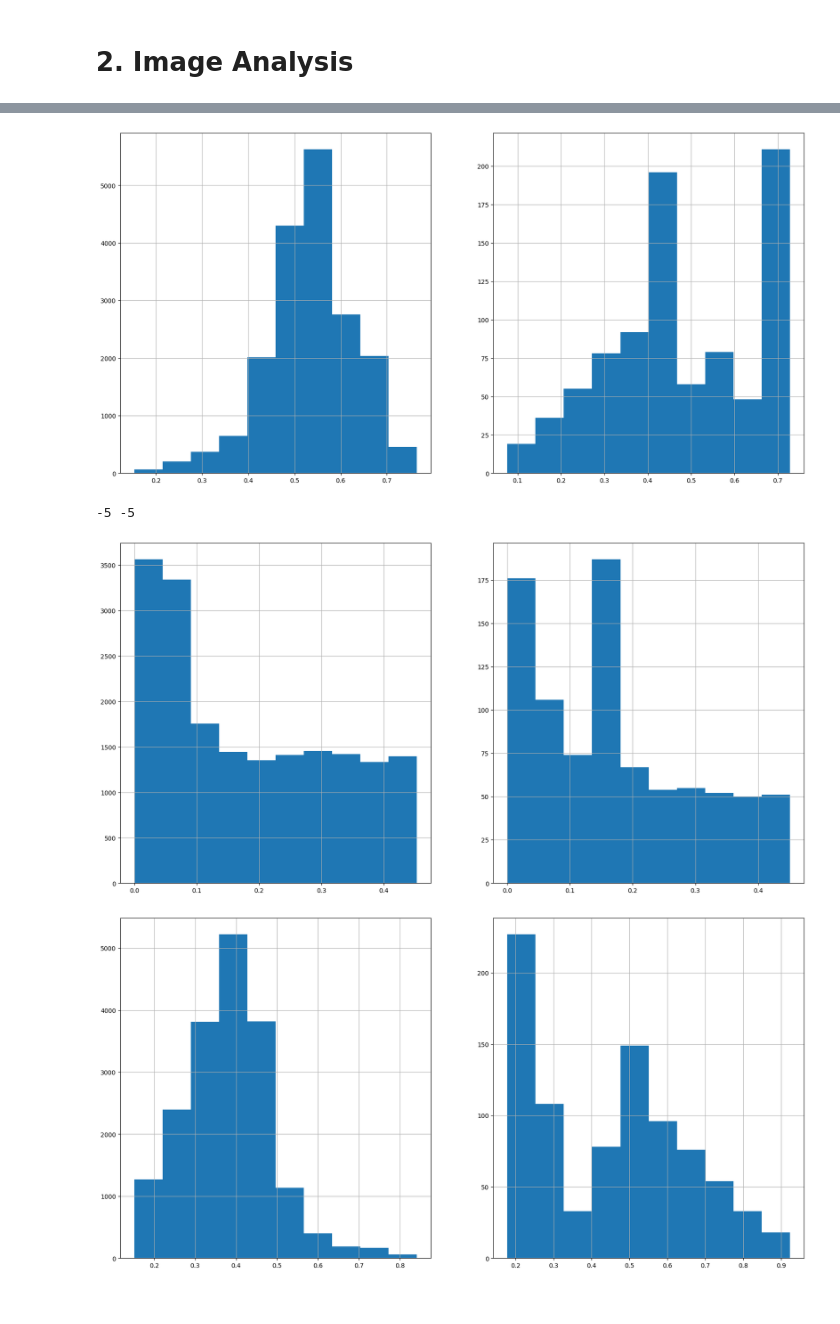
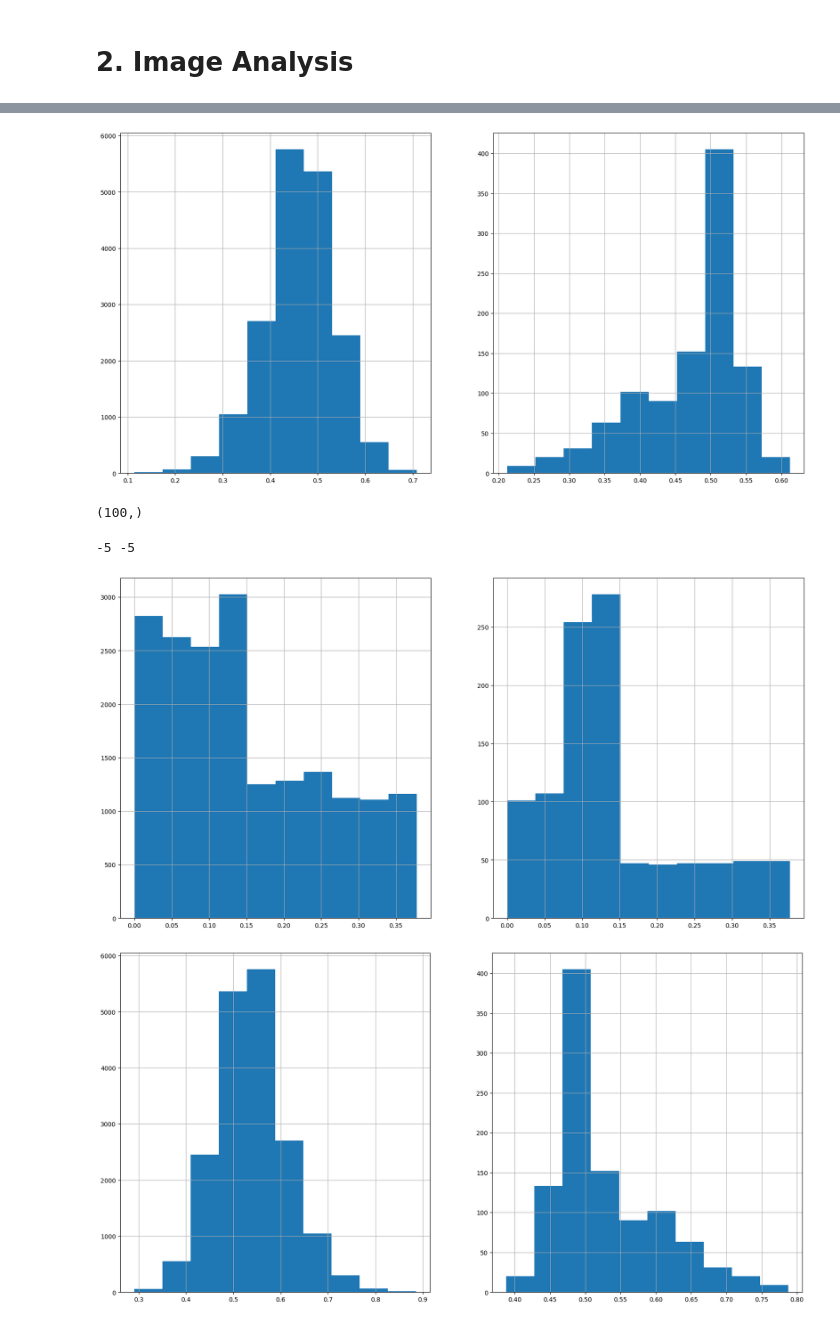
Before and after one commit to Tr3itz/CLEncoderRobotNav, a Jupyter notebook: dataset_analysis.ipynb, the cells around one changed output, grey strips where cells are left out. Saved outputs shown, nothing was run; the diff lists cells and outputs as text; code cells hidden in the pictures.

Commit message:
LiDAR weightening (#8)
* Open PR

* Updated analysis notebook

* Added configurations

* Implemented LiDAR masking

```diff
--- a/dataset_analysis.ipynb
+++ b/dataset_analysis.ipynb
@@ -176,7 +176,21 @@ neg_df
 # %%
-# Normalized Eucledian distances on LiDAR readings
-pos_l2_dist = pos_df['laser_readings'].map(lambda x: np.sqrt(np.sum((anchor_rec.laser_readings['scan'] - x['scan'])**2))/np.sqrt(228))
-neg_l2_dist = neg_df['laser_readings'].map(lambda x: np.sqrt(np.sum((anchor_rec.laser_readings['scan'] - x['scan'])**2))/np.sqrt(228))
+# Weight vector
+anc_scan = anchor_rec.laser_readings['scan'].squeeze()
+w = np.zeros(anc_scan.shape[0])
+# In FOV readings (consider only them for binary masking)
+w[64:164] += 1
+# Out of FOV readings (consider also them for soft masking)
+x = np.linspace(0.0, 1.0, w[164:].shape[0])
+sigmoid = 1 - 0.9*(1 / (1+np.exp(-x))) # Sigmoid 1.0 -> 0.1
+w[164:] += sigmoid
+w[63::-1] += sigmoid
+
+# Normalizer
+den = np.sqrt(w.sum())
+
+# Normalized weighted Eucledian distances on LiDAR readings
+pos_l2_dist = pos_df['laser_readings'].map(lambda x: np.sqrt(np.sum(w*(anc_scan - x['scan'].squeeze())**2)) / den)
+neg_l2_dist = neg_df['laser_readings'].map(lambda x: np.sqrt(np.sum(w*(anc_scan - x['scan'].squeeze())**2)) / den)
 
 fig = plt.figure(figsize=[20,10])
 ax = fig.add_subplot(1,2,1)
@@ -184,7 +198,11 @@ pos_l2_dist.hist(ax=ax);
 bx = fig.add_subplot(1,2,2)
 neg_l2_dist.hist(ax=bx);
 # %% [output]
-[figure, old version]
+[figure, new version]
+# %%
+np.where(w == 1)[0].shape
+# %% [output]
+(100,)
 # %%
 def opposite_corner(x, y):
     opposite_x = -5 if x >= 0 else 5
@@ -208,19 +226,19 @@ bx = fig.add_subplot(1,2,2)
 neg_gd_diffs.hist(ax=bx);
 # %% [output]
 -5 -5
-[figure, old version]
+[figure, new version]
 # %%
 # Combine distances for computing similarities
-pos_sim_scores = (1 - pos_l2_dist)*(1 - pos_gd_diffs)
-neg_sim_scores = (1 - neg_l2_dist)*(1 - neg_gd_diffs)
+pos_sim_scores = (1 - pos_l2_dist) #*(1 - pos_gd_diffs)
+neg_sim_scores = (1 - neg_l2_dist) #*(1 - neg_gd_diffs)
 
 fig = plt.figure(figsize=[20,10])
 ax = fig.add_subplot(1,2,1)
 pos_sim_scores.hist(ax=ax);
 bx = fig.add_subplot(1,2,2)
 neg_sim_scores.hist(ax=bx);
 # %% [output]
-[figure, old version]
+[figure, new version]
 # %%
 # Negative examples mining
 BASE_NEG_DIST = 0.4
```
Also changed, not shown: parts of 12 cells of this notebook, 4 other files.
